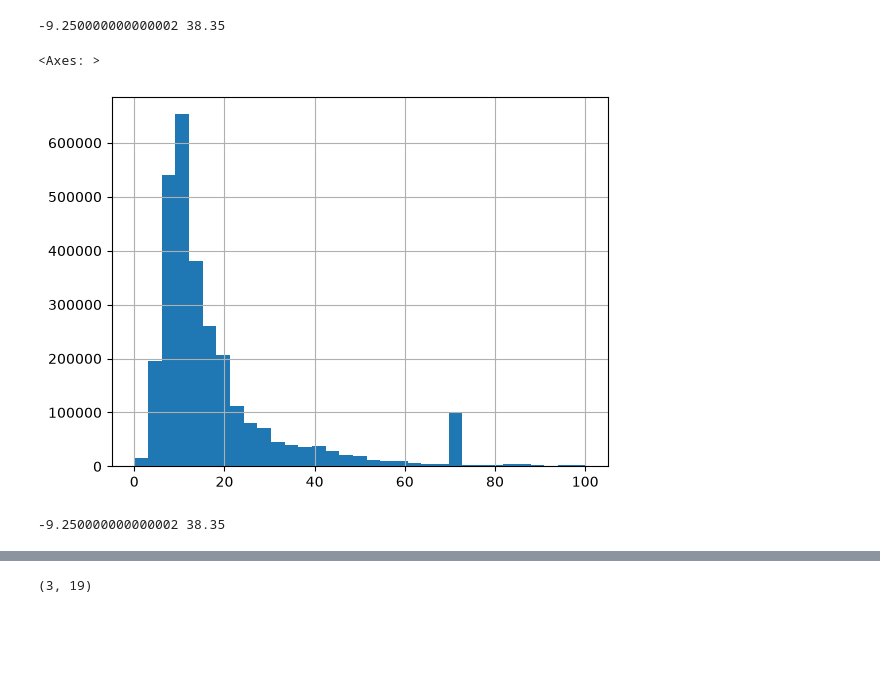
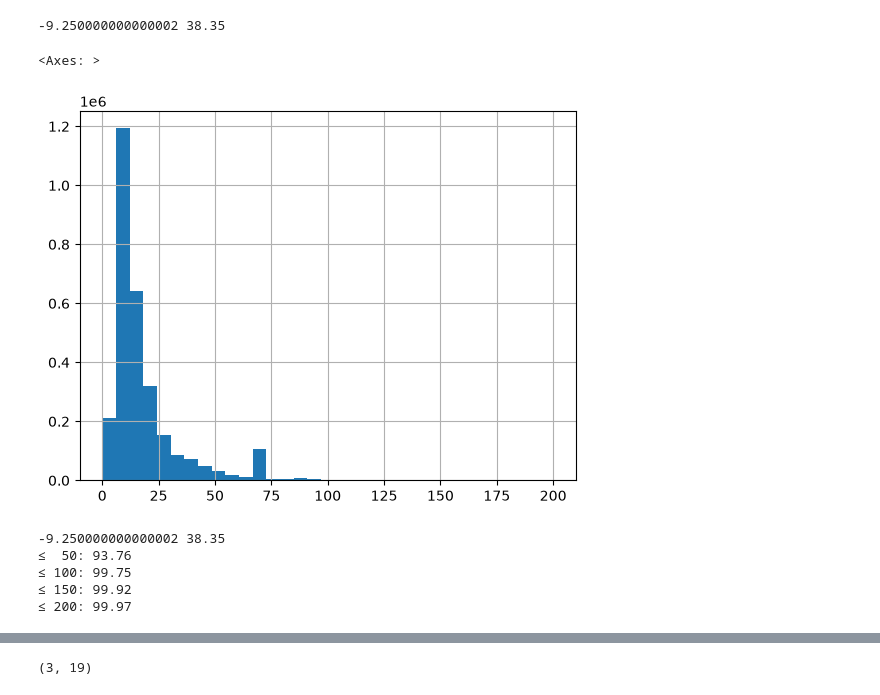
Before and after one commit to EugeneBondariev/nyc-taxi-demand-forecasting, a Jupyter notebook: notebooks/explore.ipynb, the cells around one changed output, grey strips where cells are left out. Saved outputs shown, nothing was run; the diff lists cells and outputs as text; code cells hidden in the pictures; blank space fills up the shorter version.

```diff
--- a/notebooks/explore.ipynb
+++ b/notebooks/explore.ipynb
@@ -27,19 +27,19 @@ fare_amount                     float64
 # %%
 import pandas as pd
 
 taxi = pd.read_parquet("../data/raw/taxi/2024/yellow_tripdata_2024-01.parquet")
 Q1 = taxi["fare_amount"].quantile(0.25)
 Q3 = taxi["fare_amount"].quantile(0.75)
 IQR = Q3 - Q1
 lower = Q1 - 1.5 * IQR
 upper = Q3 + 1.5 * IQR
 print(lower, upper)
 
-taxi[taxi["fare_amount"].between(0, 100)]["fare_amount"].hist(bins=33)
+taxi[taxi["fare_amount"].between(0.01, 200)]["fare_amount"].hist(bins=33)
 # %% [output]
 -9.250000000000002 38.35
 <Axes: >
-[figure, old version]
+[figure, new version]
 # %%
 import pandas as pd
 
@@ -53,5 +53,13 @@ IQR = Q3 - Q1
 lower = Q1 - 1.5 * IQR
 upper = Q3 + 1.5 * IQR
 print(lower, upper)
+
+for cap in [50, 100, 150, 200]:
+    pct = taxi_clean["fare_amount"].between(0, cap).mean() * 100
+    print(f"≤ {cap:>3}: {pct:.2f}")
 # %% [output]
 -9.250000000000002 38.35
+≤  50: 93.76
+≤ 100: 99.75
+≤ 150: 99.92
+≤ 200: 99.97
```
Also changed, not shown: parts of 18 cells of this notebook, 11 other files.
